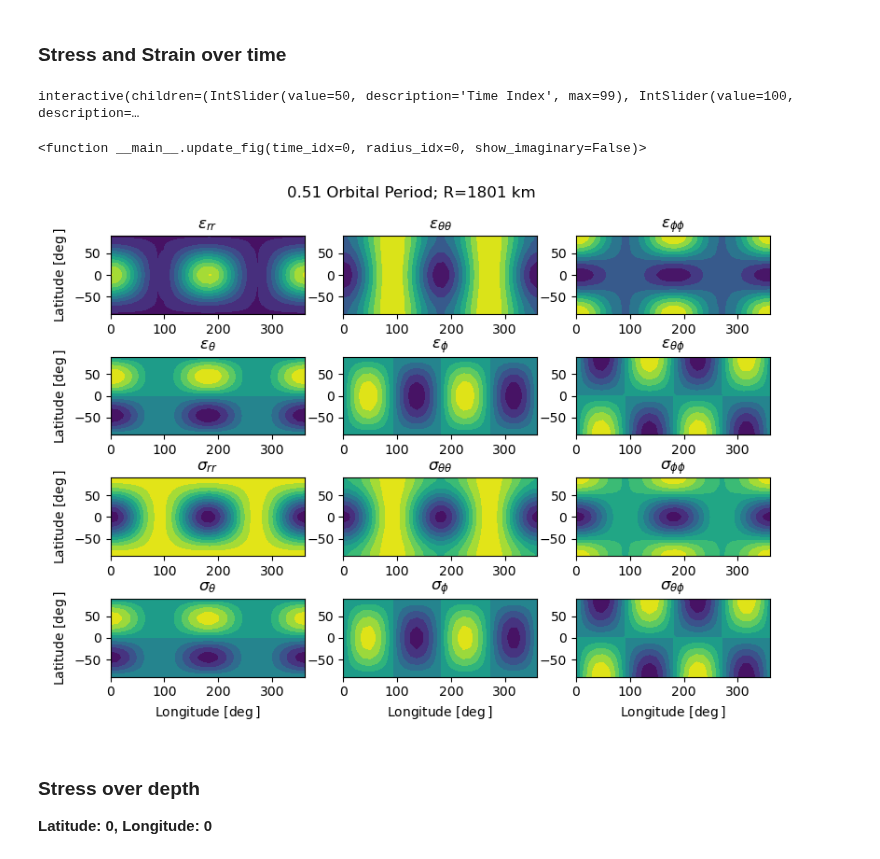
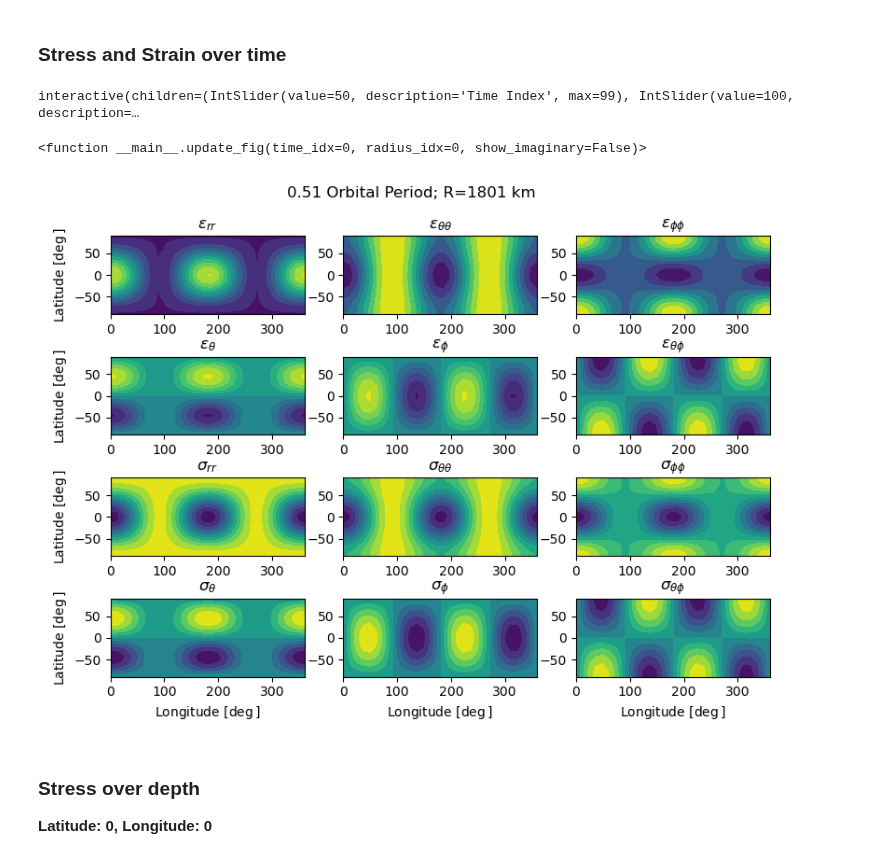
Before and after one commit to jrenaud90/TidalPy, a Jupyter notebook: Demos/6 - Multilayer Heating.ipynb, the cells around one changed output. Drawn from its saved outputs; the diff is of its cells as text; code cells hidden in the pictures.

```diff
--- a/Demos/6 - Multilayer Heating.ipynb
+++ b/Demos/6 - Multilayer Heating.ipynb
@@ -219,9 +218,9 @@ def update_fig(time_idx=0, radius_idx=0):
     ax_disp_phi.set(ylabel=r'Latitude [$\deg$]', xlabel=r'Longitude [$\deg$]',
                     title='Azimuthal Displacement', xlim=(0, 360), ylim=(-90, 90))
 
-    ax_disp_r.contourf(longitude, latitude, u_r[radius_idx, :, :, time_idx].T, 15)
-    ax_disp_th.contourf(longitude, latitude, u_th[radius_idx, :, :, time_idx].T, 15)
-    ax_disp_phi.contourf(longitude, latitude, u_phi[radius_idx, :, :, time_idx].T, 15)
+    ax_disp_r.contourf(longitude, latitude, np.real(u_r[radius_idx, :, :, time_idx]).T, 15)
+    ax_disp_th.contourf(longitude, latitude, np.real(u_th[radius_idx, :, :, time_idx]).T, 15)
+    ax_disp_phi.contourf(longitude, latitude, np.real(u_phi[radius_idx, :, :, time_idx]).T, 15)
     fig_disp.tight_layout()
 
 interact(update_fig,
@@ -276,7 +275,7 @@ def update_fig(time_idx=0, radius_idx=0, show_imaginary=False):
     str_pre = ''
     str_post = ''
     def scale_func(arry):
-        return arry
+        return np.real(arry)
     if show_imaginary:
         str_pre = 'Im['
         str_post = ']'
@@ -303,34 +302,34 @@ def update_fig(time_idx=0, radius_idx=0, show_imaginary=False):
             stress_variable *= 2
 
         strain_ax.contourf(longitude, latitude, scale_func(strain_variable.T), 10)
         stress_ax.contourf(longitude, latitude, scale_func(stress_variable.T), 10)
 
         if ax_j == 0:
             strain_ax.set(ylabel=r'Latitude [$\deg$]')
             stress_ax.set(ylabel=r'Latitude [$\deg$]')
         if ax_i == 1:
             stress_ax.set(xlabel=r'Longitude [$\deg$]')
         strain_ax.set(title=str_pre+r'$\epsilon_{'+f'{tensor_txt}'+'}$'+str_post, xlim=(0, 360), ylim=(-90, 90))
         stress_ax.set(title=str_pre+r'$\sigma_{'+f'{tensor_txt}'+'}$'+str_post, xlim=(0, 360), ylim=(-90, 90))
 
         ax_j += 1
         if ax_j == 3:
             ax_j = 0
             ax_i += 1
 
     fig_strain_time.tight_layout()
     plt.subplots_adjust(wspace=.2, hspace=0.55)
 
 interact(update_fig,
          time_idx=widgets.IntSlider(min=0, max=len(time_domain)-1, step=1, value=int(len(time_domain)/2), description='Time Index'),
          radius_idx=widgets.IntSlider(min=0, max=len(radial_solution.radius_array)-1,
                                       step=int(len(radial_solution.radius_array)/20),
                                       value=len(radial_solution.radius_array)-2, description='Radius Index'),
          show_imaginary=False)
 # %% [output]
 interactive(children=(IntSlider(value=50, description='Time Index', max=99), IntSlider(value=100, description=…
 <function __main__.update_fig(time_idx=0, radius_idx=0, show_imaginary=False)>
-[figure, old version]
+[figure, new version]
 # %% [markdown]
 ### Stress over depth
 **Latitude: 0, Longitude: 0**
```
Also changed, not shown: parts of 4 cells of this notebook, 6 other files.
